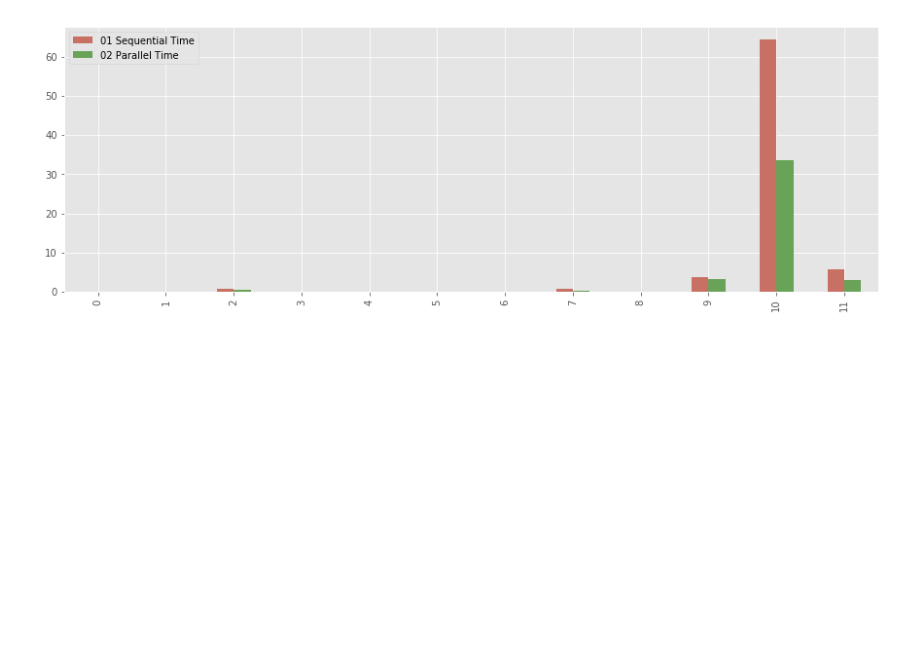
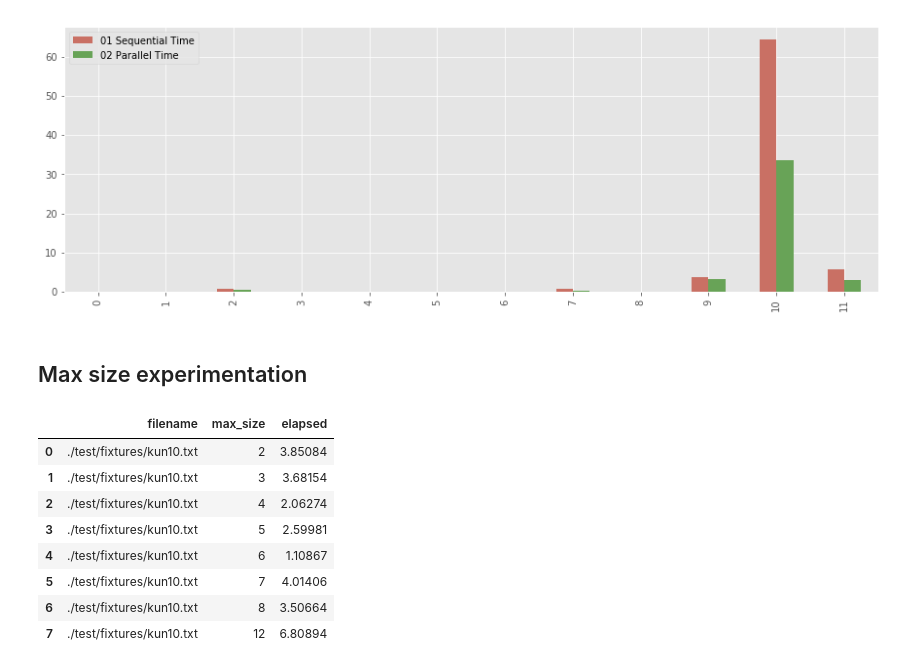
Before and after one commit to marianhlavac/mi-pdp-jes, a Jupyter notebook: docs/sequential-compare.ipynb, the cells around one changed output. Drawn from its saved outputs; the diff is of its cells as text; code cells hidden in the pictures; blank space fills up the shorter version.

```diff
--- a/docs/sequential-compare.ipynb
+++ b/docs/sequential-compare.ipynb
@@ -136,3 +136,19 @@ ax.set_yscale('log', nonposy='clip')
 ax = comparison.plot(kind='bar', color=['#C97064','#68A357'])
 # %% [output]
 [figure]
+# %% [markdown]
+## Max size experimentation
+# %%
+par_sizes = pd.read_csv('./star-run-sizes.csv')
+
+par_sizes[['filename', 'max_size', 'elapsed']]
+# %% [output]
+|  | filename | max_size | elapsed |
+| 0 | ./test/fixtures/kun10.txt | 2 | 3.85084 |
+| 1 | ./test/fixtures/kun10.txt | 3 | 3.68154 |
+| 2 | ./test/fixtures/kun10.txt | 4 | 2.06274 |
+| 3 | ./test/fixtures/kun10.txt | 5 | 2.59981 |
+| 4 | ./test/fixtures/kun10.txt | 6 | 1.10867 |
+| 5 | ./test/fixtures/kun10.txt | 7 | 4.01406 |
+| 6 | ./test/fixtures/kun10.txt | 8 | 3.50664 |
+| 7 | ./test/fixtures/kun10.txt | 12 | 6.80894 |
```
Also changed, not shown: parts of 1 cell of this notebook.
